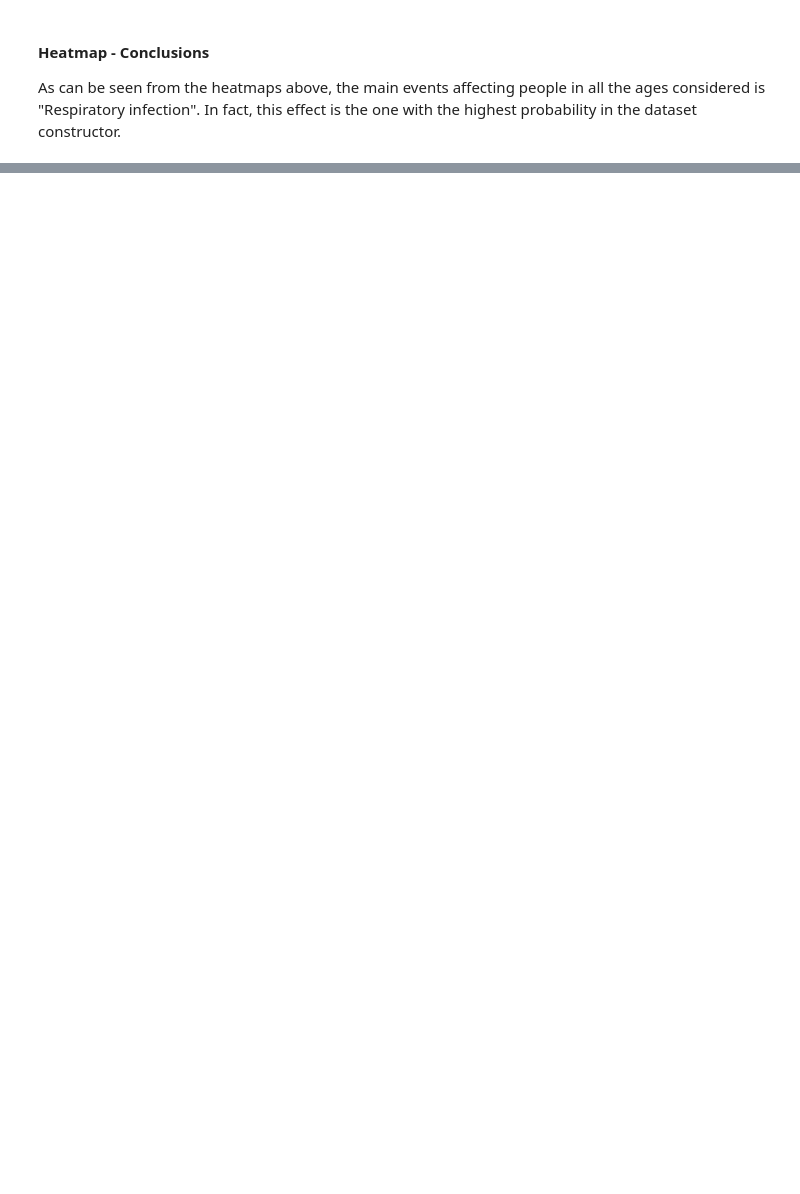
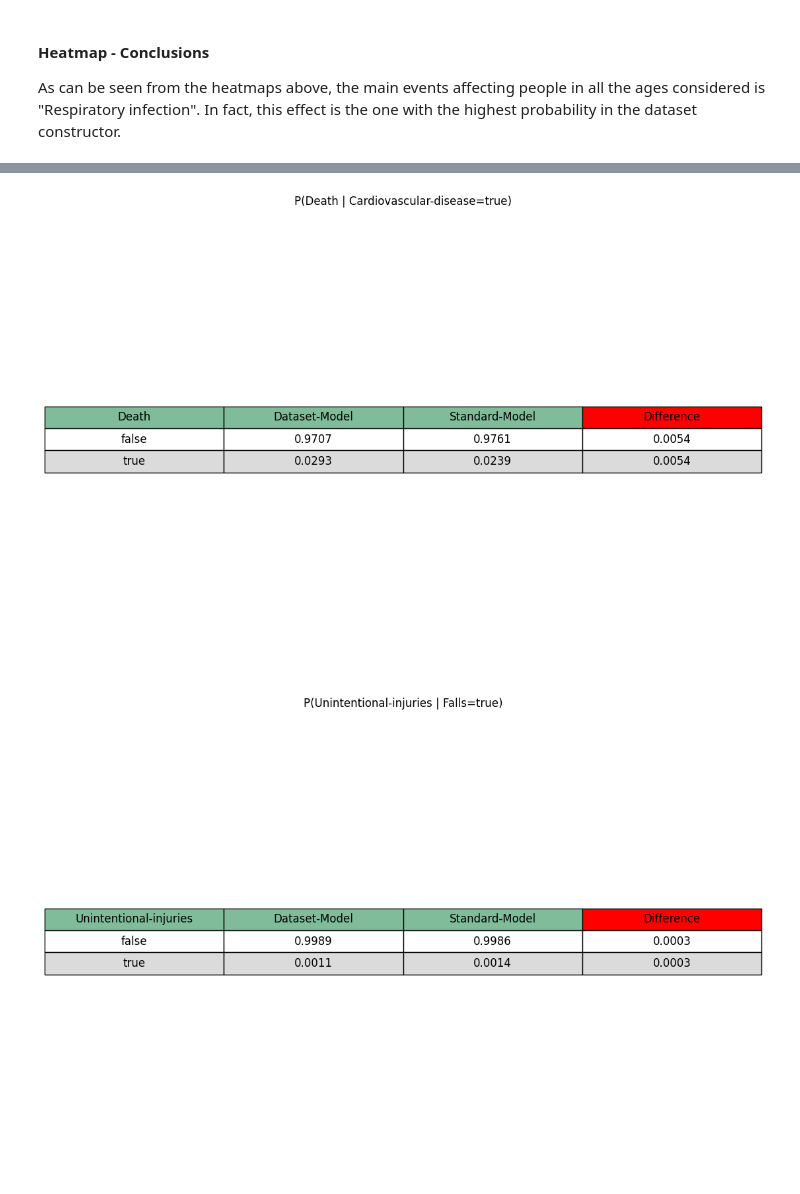
Before and after one commit to AndreaZecca/ByeBayes, a Jupyter notebook: project.ipynb, the cells around one changed output, grey strips where cells are left out. Cells and saved outputs as stored; diff of their text form; code cells hidden in the pictures; blank space fills up the shorter version.

```diff
--- a/project.ipynb
+++ b/project.ipynb
@@ -577,0 +674,11 @@ plot_tables(models, ["Gender"], {"Death":"true"})
+# %%
+plot_tables(models_st_ds, ["Death"], {"Cardiovascular-disease":"true"}, error=True, err_label="Difference")
+plot_tables(models_st_ds, ["Unintentional-injuries"], {"Falls":"true"}, error=True, err_label="Difference")
+plot_tables(models_st_ds, ["SHV"], {"Other-sickness":"true", "Transport-incident":"false"}, error=True, err_label="Difference")
+plot_tables(models_st_ds, ["Age-range"], {"Transport-incident":"true"}, error=True, err_label="Difference")
+plot_tables(models_st_ds, ["Death"], {"Sickness":"true", "Transport-incident":"true", "Gender":"male"}, error=True, err_label="Difference")
+plot_tables(models_st_ds, ["SHV"], {"Death":"true", "Unintentional-injuries": "false", "Sickness":"false"}, error=True, err_label="Difference")
+plot_tables(models_st_ds, ["Respiratory-infection"], {"Poisonings":"false"}, error=True, err_label="Difference")
+# %% [output]
+[figure, added]
+[figure, added]
```
Also changed, not shown: parts of 34 cells of this notebook, 3 other files.
